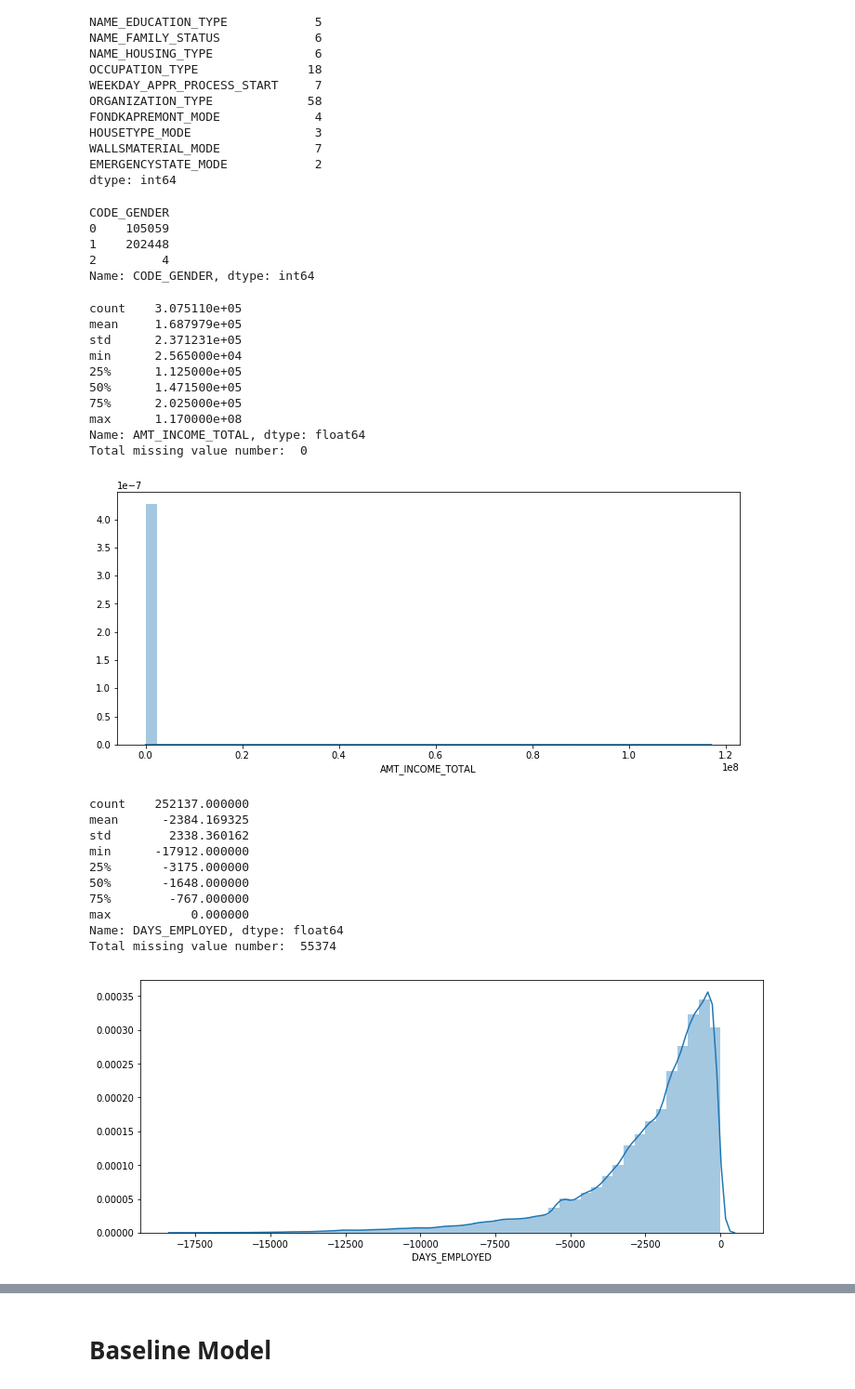
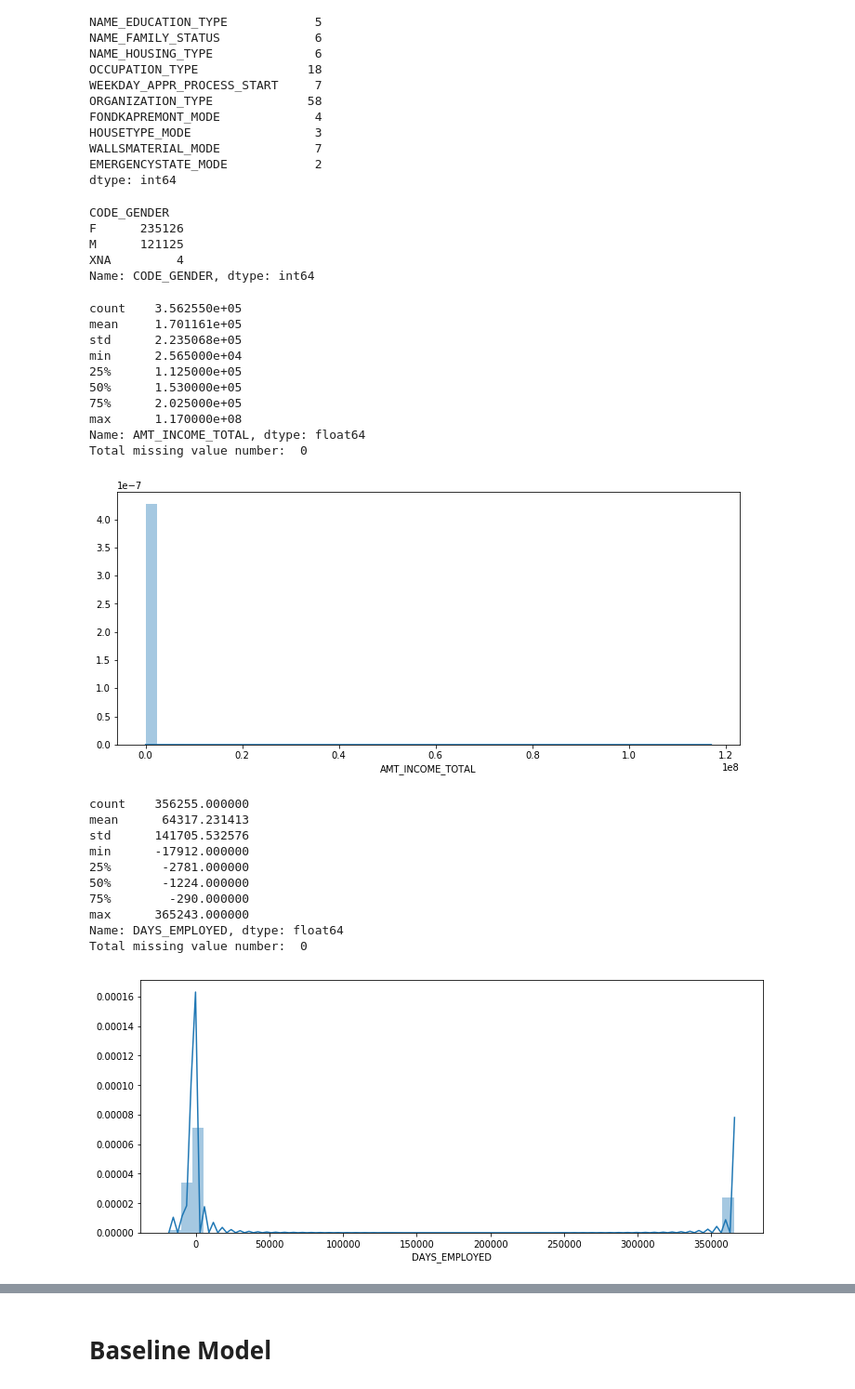
Before and after one commit to haataa/Home-Credit-Default-Risk, a Jupyter notebook: credit_default_predict.ipynb, the cells around one changed output, grey strips where cells are left out. Shown: that part at 93% size. Saved outputs shown, nothing was run; the diff lists cells and outputs as text; code cells hidden in the pictures.

```diff
--- a/credit_default_predict.ipynb
+++ b/credit_default_predict.ipynb
@@ -41,3 +45,5 @@ Training data shape:  (307511, 122)
 4                         0.0
 
 [5 rows x 122 columns]
+# %%
+app_test = read_check_data("./data/application_test.csv")
@@ -43,0 +68,3 @@ Training data shape:  (307511, 122)
+# %%
+app = app_train.append(app_test)
+app.head()
@@ -453,22 +495,22 @@ WALLSMATERIAL_MODE             7
 EMERGENCYSTATE_MODE            2
 dtype: int64
 # %%
-count_col_each_unique(app_train,'CODE_GENDER')
+count_col_each_unique(app,'CODE_GENDER')
 # %% [output]
 CODE_GENDER
-0    105059
-1    202448
-2         4
+F      235126
+M      121125
+XNA         4
 Name: CODE_GENDER, dtype: int64
 # %%
-check_distribution(app_train,'AMT_INCOME_TOTAL')
+check_distribution(app,'AMT_INCOME_TOTAL')
 # %% [output]
-count    3.075110e+05
-mean     1.687979e+05
-std      2.371231e+05
+count    3.562550e+05
+mean     1.701161e+05
+std      2.235068e+05
 min      2.565000e+04
 25%      1.125000e+05
-50%      1.471500e+05
+50%      1.530000e+05
 75%      2.025000e+05
 max      1.170000e+08
 Name: AMT_INCOME_TOTAL, dtype: float64
@@ -477,19 +519,19 @@ Total missing value number:  0
 # %%
 # this discussion https://www.kaggle.com/c/home-credit-default-risk/discussion/57247#332033
 # says 365243 means NA
-check_distribution(app_train,'DAYS_EMPLOYED')
+check_distribution(app,'DAYS_EMPLOYED')
 # %% [output]
-count    252137.000000
-mean      -2384.169325
-std        2338.360162
+count    356255.000000
+mean      64317.231413
+std      141705.532576
 min      -17912.000000
-25%       -3175.000000
-50%       -1648.000000
-75%        -767.000000
-max           0.000000
+25%       -2781.000000
+50%       -1224.000000
+75%        -290.000000
+max      365243.000000
 Name: DAYS_EMPLOYED, dtype: float64
-Total missing value number:  55374
+Total missing value number:  0
-[figure, old version]
+[figure, new version]
 # %%
 # total number of 1 missing value and add spike on value 0
 # 0 could mean nan value
```
Also changed, not shown: parts of 14 cells of this notebook.
